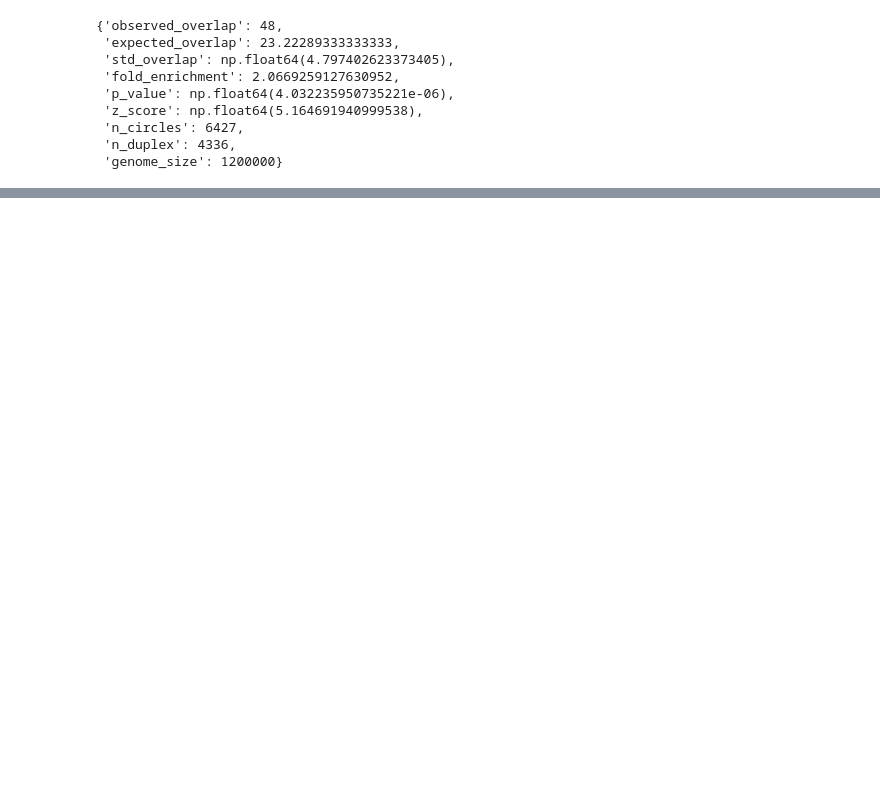
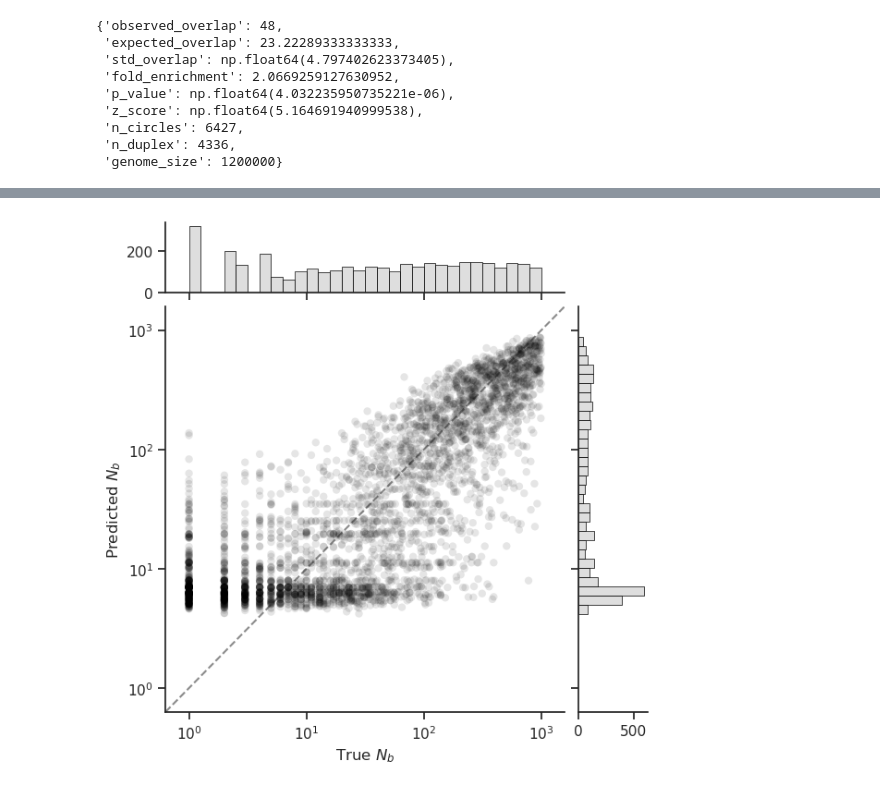
Before and after one commit to cademirch/symbiont_transmission, a Jupyter notebook: notebooks/plots.ipynb, the cells around one changed output, grey strips where cells are left out. Cells and saved outputs as stored; diff of their text form; code cells hidden in the pictures; blank space fills up the shorter version.

```diff
--- a/notebooks/plots.ipynb
+++ b/notebooks/plots.ipynb
@@ -488,0 +387,40 @@ fig = plot_bottleneck_forest(emp_mean=18, emp_lower=1, emp_upper=70)
+# %%
+def plot_predicted_vs_true(test_df, figsize=(6, 6)):
+    """Predicted vs true Nb on held-out test set."""
+
+    y_true = test_df["y_true"].to_numpy()
+    y_pred = test_df["y_pred"].to_numpy()
+
+    r, p = pearsonr(np.log10(y_true), np.log10(y_pred))
+    rmse = np.sqrt(np.mean((np.log10(y_true) - np.log10(y_pred)) ** 2))
+
+    g = sns.jointplot(
+        x=np.log10(y_true),
+        y=np.log10(y_pred),
+        kind="scatter",
+        height=figsize[0],
+        ratio=5,
+        joint_kws=dict(alpha=0.1, color="black", edgecolors="none"),
+        marginal_kws=dict(bins=30, color="lightgray", edgecolor="black", linewidth=0.5),
+        marginal_ticks=True,
+    )
+
+    g.ax_joint.plot([-0.2, 3.2], [-0.2, 3.2], "k--", linewidth=1.5, alpha=0.5)
+    g.ax_joint.set_xlim(-0.2, 3.2)
+    g.ax_joint.set_ylim(-0.2, 3.2)
+    g.ax_joint.set_xlabel("True $N_b$", fontsize=12)
+    g.ax_joint.set_ylabel("Predicted $N_b$", fontsize=12)
+
+    # tick labels as 10^0, 10^1, etc.
+    ticks = [0, 1, 2, 3]
+    tick_labels = ["$10^0$", "$10^1$", "$10^2$", "$10^3$"]
+    g.ax_joint.set_xticks(ticks)
+    g.ax_joint.set_xticklabels(tick_labels)
+    g.ax_joint.set_yticks(ticks)
+    g.ax_joint.set_yticklabels(tick_labels)
+
+    return g.figure
+# %%
+fig_a = plot_predicted_vs_true(test_df)
+# %% [output]
+[figure, added]
```
Also changed, not shown: parts of 13 cells of this notebook, 10 other files.
